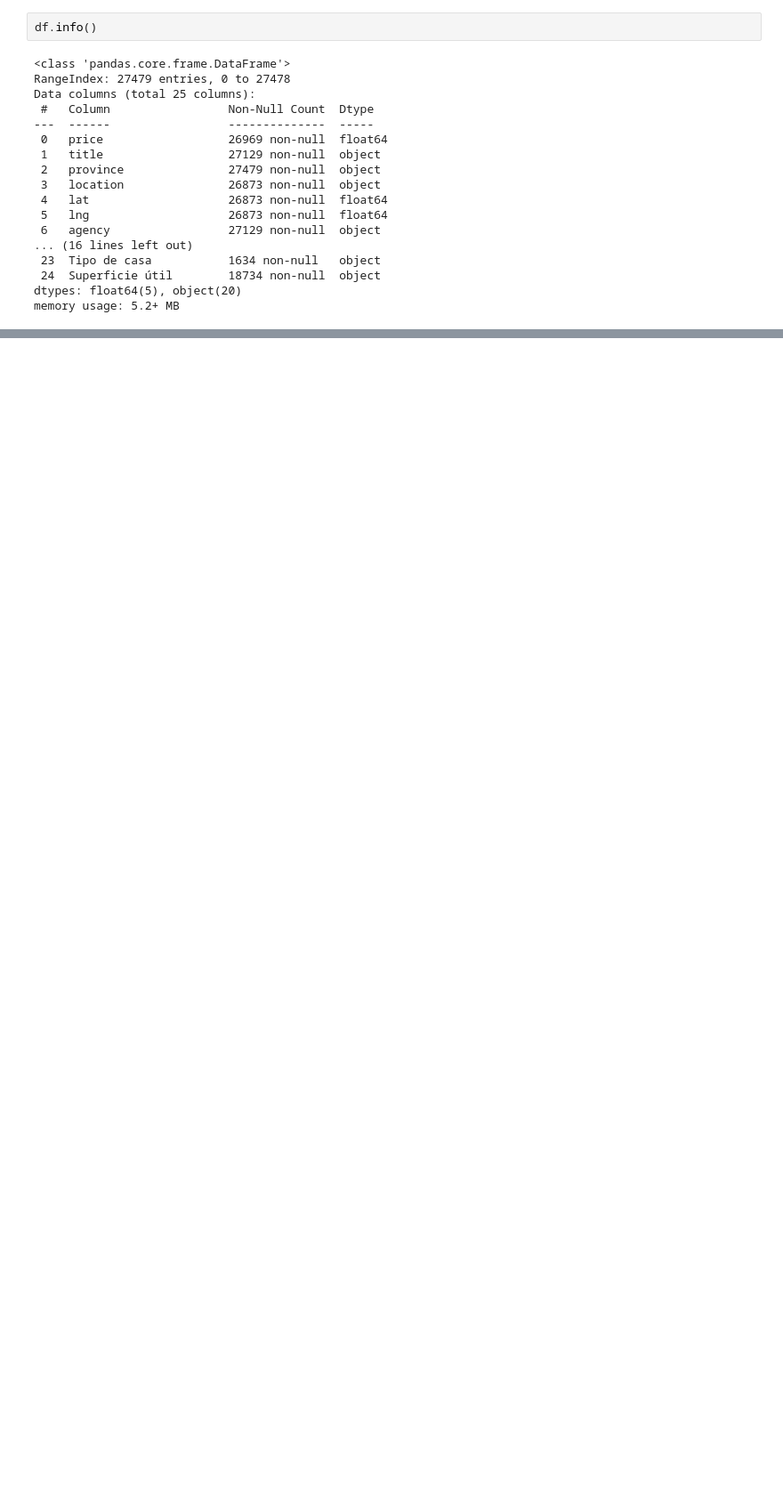
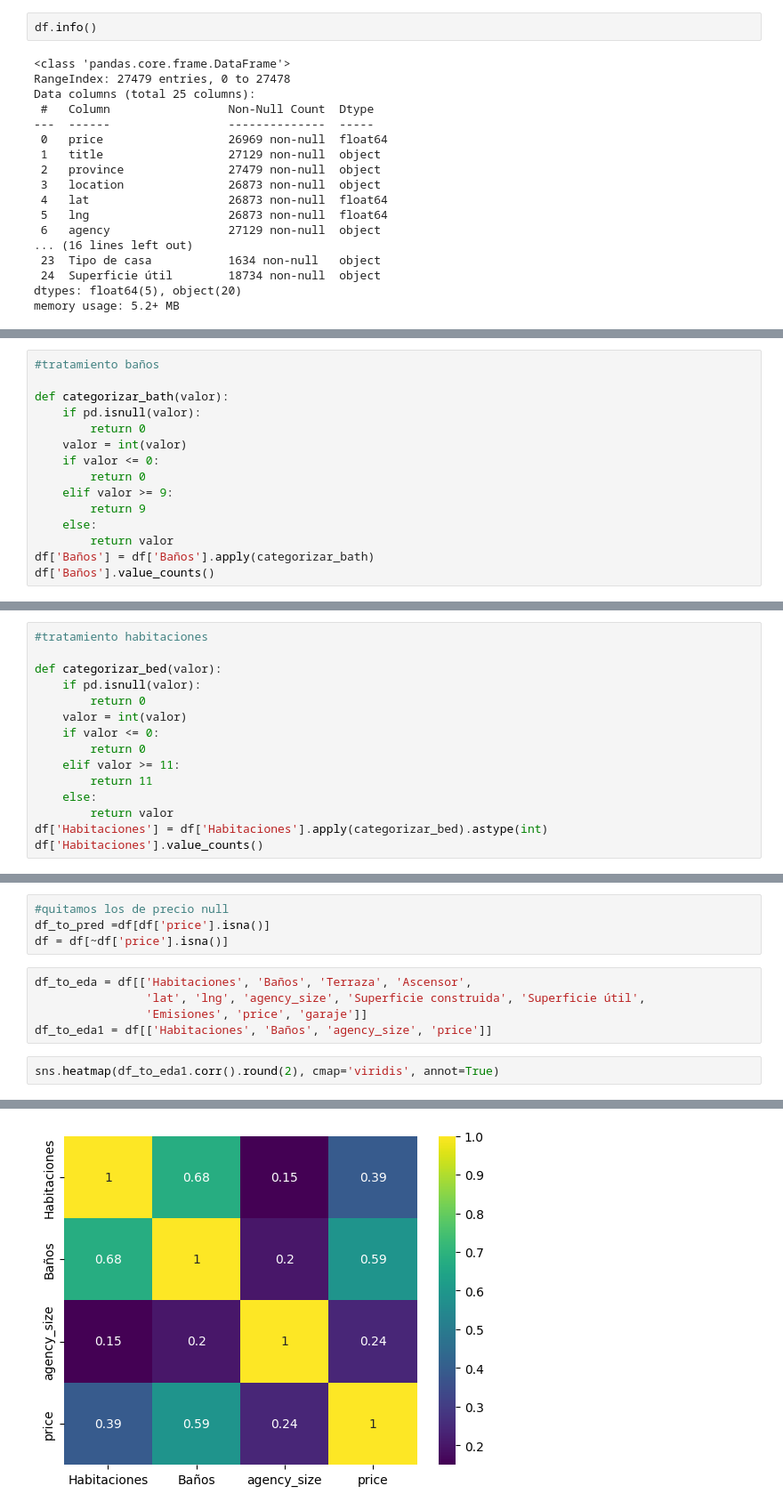
Before and after one commit to ceciorosco/Cecilia-Repositorio, a Jupyter notebook: Modulo 5/01.calculadora_precio_viviendas.ipynb, the cells around one changed output, grey strips where cells are left out. Shown: that part at 89% size. Cells and saved outputs as stored; diff of their text form; blank space fills up the shorter version.

```diff
--- a/Modulo 5/01.calculadora_precio_viviendas.ipynb
+++ b/Modulo 5/01.calculadora_precio_viviendas.ipynb
@@ -101,0 +275,15 @@ df.drop[['id_1', 'id_2', 'updated', 'timestamp', 'province', 'Referencia', 'loca
+# %%
+#tratamiento baños
+
+def categorizar_bath(valor):
+    if pd.isnull(valor):
+        return 0
+    valor = int(valor)
+    if valor <= 0:
+        return 0
+    elif valor >= 9:
+        return 9
+    else:
+        return valor
+df['Baños'] = df['Baños'].apply(categorizar_bath)
+df['Baños'].value_counts()
@@ -101,0 +303,15 @@ df.drop[['id_1', 'id_2', 'updated', 'timestamp', 'province', 'Referencia', 'loca
+# %%
+#tratamiento habitaciones
+
+def categorizar_bed(valor):
+    if pd.isnull(valor):
+        return 0
+    valor = int(valor)
+    if valor <= 0:
+        return 0
+    elif valor >= 11:
+        return 11
+    else:
+        return valor
+df['Habitaciones'] = df['Habitaciones'].apply(categorizar_bed).astype(int)
+df['Habitaciones'].value_counts()
@@ -101,0 +333,12 @@ df.drop[['id_1', 'id_2', 'updated', 'timestamp', 'province', 'Referencia', 'loca
+# %%
+#quitamos los de precio null
+df_to_pred =df[df['price'].isna()]
+df = df[~df['price'].isna()]
+# %%
+df_to_eda = df[['Habitaciones', 'Baños', 'Terraza', 'Ascensor',
+                'lat', 'lng', 'agency_size', 'Superficie construida', 'Superficie útil',
+                'Emisiones', 'price', 'garaje']]
+df_to_eda1 = df[['Habitaciones', 'Baños', 'agency_size', 'price']]
+# %%
+sns.heatmap(df_to_eda1.corr().round(2), cmap='viridis', annot=True)
+# %% [output]
@@ -101,0 +346 @@ df.drop[['id_1', 'id_2', 'updated', 'timestamp', 'province', 'Referencia', 'loca
+[figure, added]
```
Also changed, not shown: parts of 19 cells of this notebook, 4 other files.
